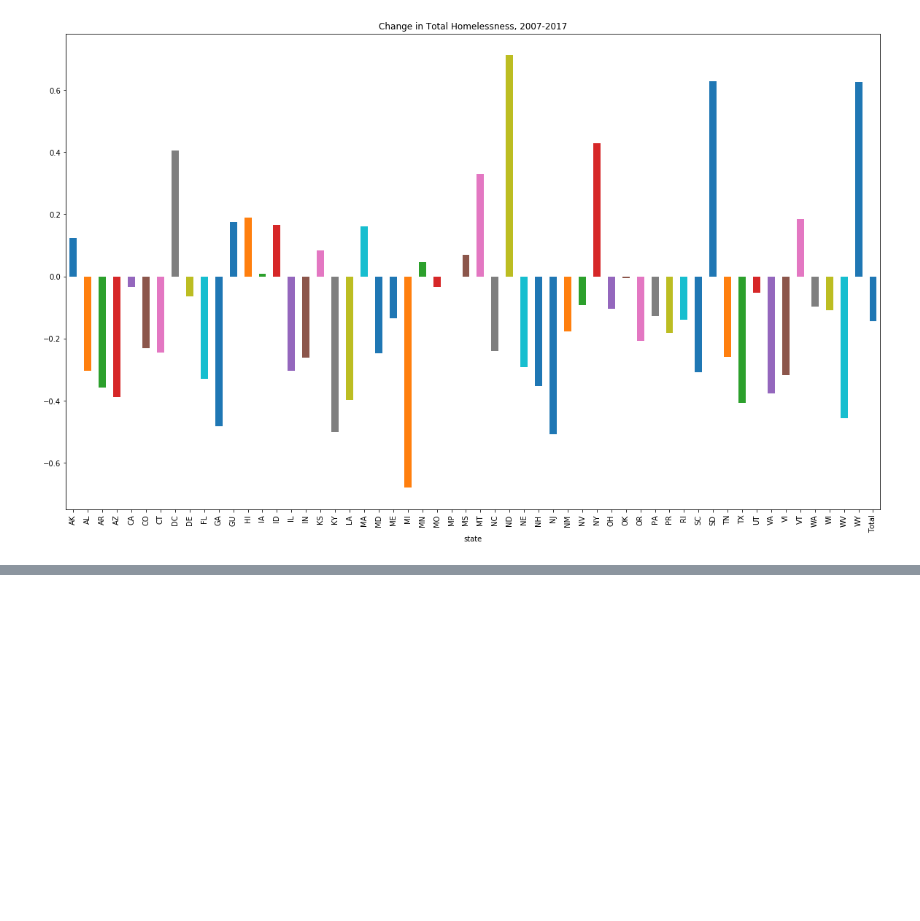
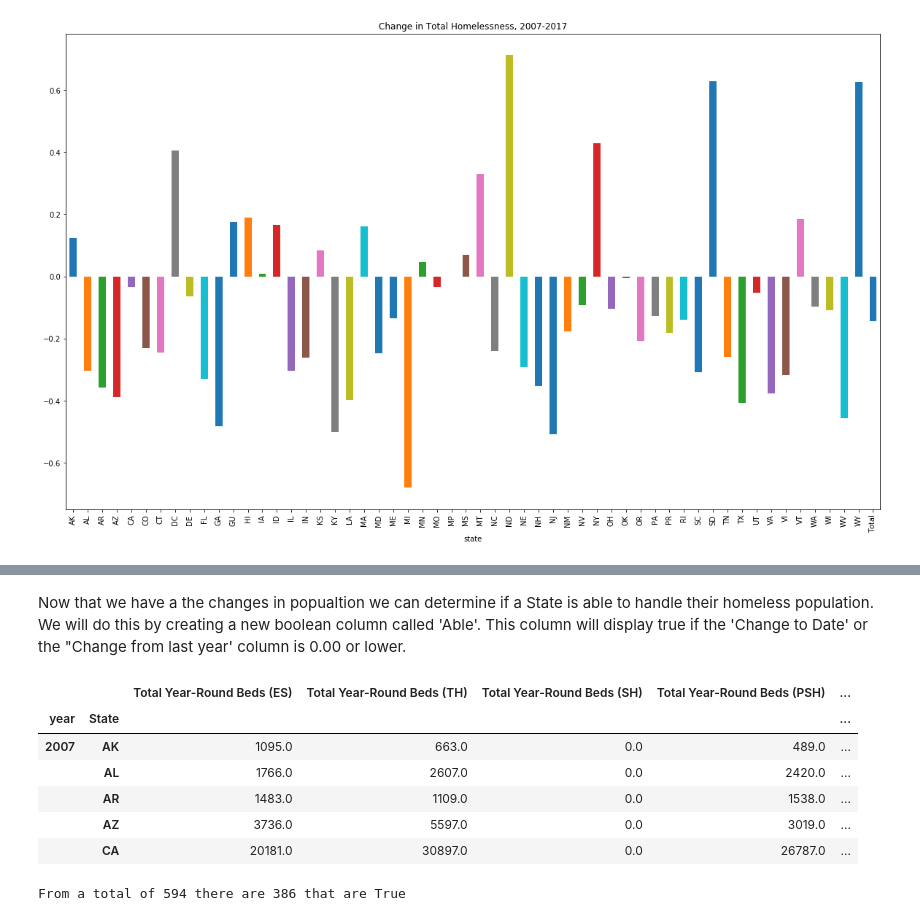
Before and after one commit to andrew-d-watkins/Examining-the-Homeless-Population-of-the-US, a Jupyter notebook: Story Telling.ipynb, the cells around one changed output, grey strips where cells are left out. Cells and saved outputs as stored; diff of their text form; code cells hidden in the pictures; blank space fills up the shorter version.

```diff
--- a/Story Telling.ipynb
+++ b/Story Telling.ipynb
@@ -159,3 +257,21 @@ plt.show()
+# %% [markdown]
+Now that we have a the changes in popualtion we can determine if a State is able to handle their homeless population. We will do this by creating a new boolean column called 'Able'. This column will display true if the 'Change to Date' or the "Change from last year' column is 0.00 or lower.
+# %%
+df['Able'] = (df['Change to date'].map(lambda x: x < 0.00)) | (df['Change from last year'].map(lambda x: x < 0.00))
+df.head()
+# %% [output]
+|  |  | Total Year-Round Beds (ES) | Total Year-Round Beds (TH) | Total Year-Round Beds (SH) | Total Year-Round Beds (PSH) | ... |
+| year | State |  |  |  |  | ... |
+| 2007 | AK | 1095.0 | 663.0 | 0.0 | 489.0 | ... |
+|  | AL | 1766.0 | 2607.0 | 0.0 | 2420.0 | ... |
+|  | AR | 1483.0 | 1109.0 | 0.0 | 1538.0 | ... |
+|  | AZ | 3736.0 | 5597.0 | 0.0 | 3019.0 | ... |
+|  | CA | 20181.0 | 30897.0 | 0.0 | 26787.0 | ... |
+# %%
+#How many true were created?
+print('From a total of', len(df), 'there are', np.count_nonzero(df['Able'].astype(float)), 'that are True')
+# %% [output]
+From a total of 594 there are 386 that are True
 # %% [markdown]
 ## Conclusion:
 
```
Also changed, not shown: parts of 11 cells of this notebook.
